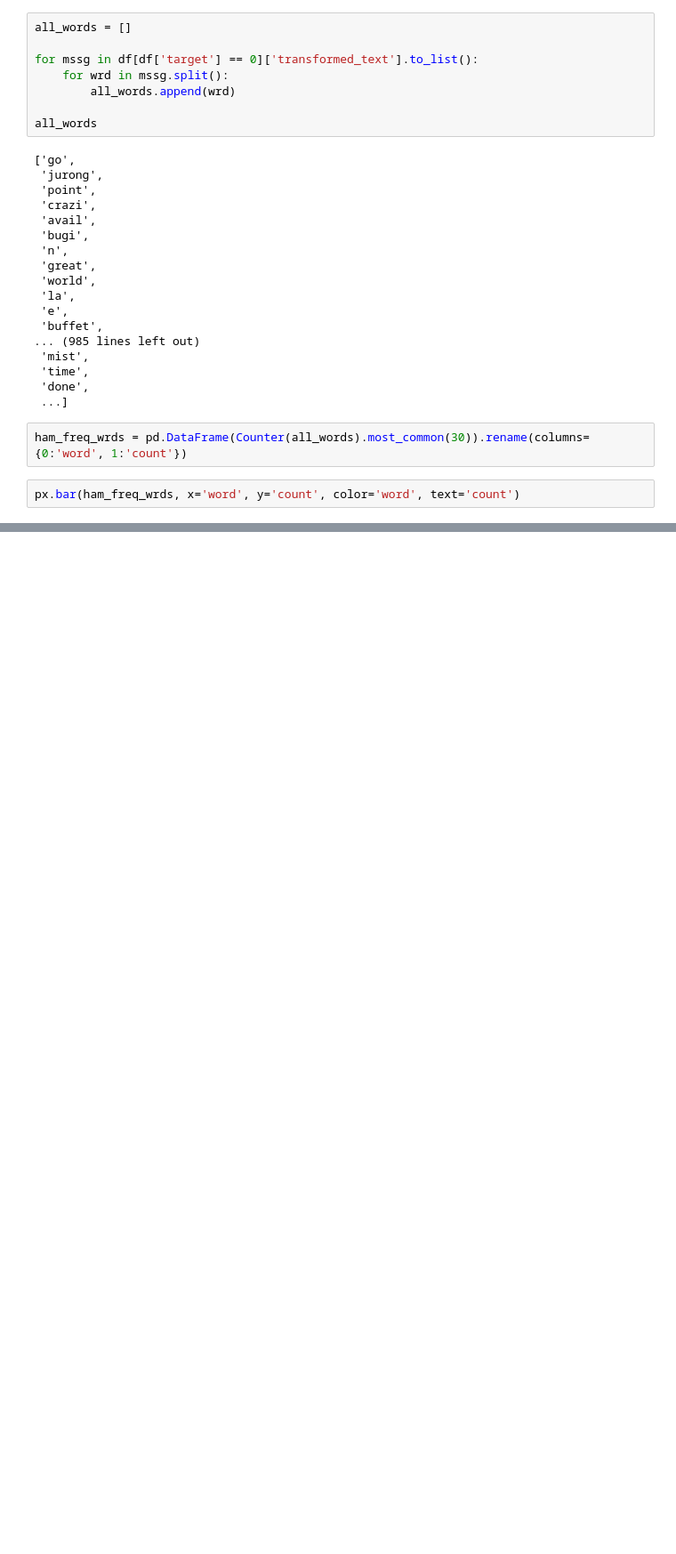
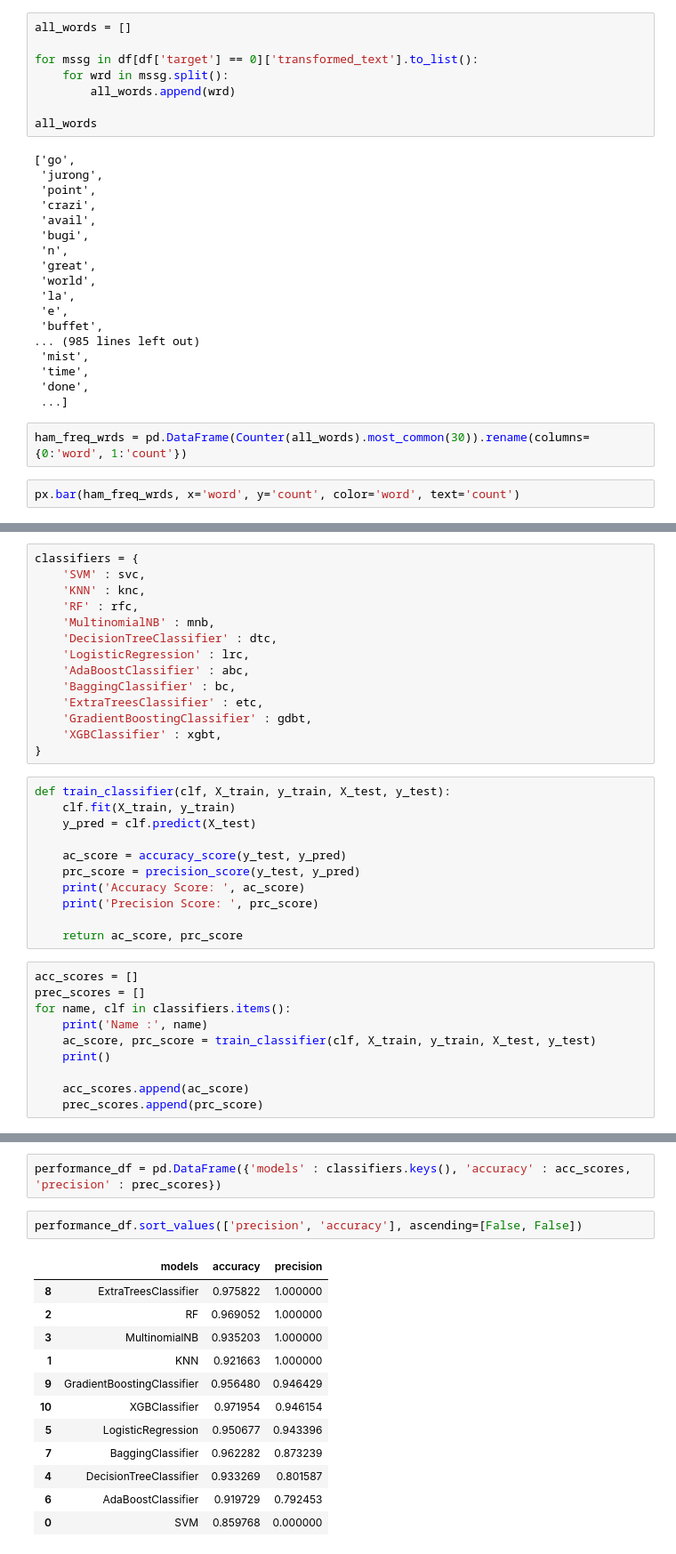
Before and after one commit to garvchawla5678/SMS-Spam-Classifier, a Jupyter notebook: sms-spam-detection.ipynb, the cells around one changed output, grey strips where cells are left out. Shown at 89% size. Saved outputs shown, nothing was run; the diff lists cells and outputs as text; blank space fills up the shorter version.

```diff
--- a/sms-spam-detection.ipynb
+++ b/sms-spam-detection.ipynb
@@ -345,0 +508,35 @@ px.bar(ham_freq_wrds, x='word', y='count', color='word', text='count')
+# %%
+classifiers = {
+    'SVM' : svc,
+    'KNN' : knc,
+    'RF' : rfc,
+    'MultinomialNB' : mnb,
+    'DecisionTreeClassifier' : dtc,
+    'LogisticRegression' : lrc,
+    'AdaBoostClassifier' : abc,
+    'BaggingClassifier' : bc,
+    'ExtraTreesClassifier' : etc,
+    'GradientBoostingClassifier' : gdbt,
+    'XGBClassifier' : xgbt,
+}
+# %%
+def train_classifier(clf, X_train, y_train, X_test, y_test):
+    clf.fit(X_train, y_train)
+    y_pred = clf.predict(X_test)
+
+    ac_score = accuracy_score(y_test, y_pred)
+    prc_score = precision_score(y_test, y_pred)
+    print('Accuracy Score: ', ac_score)
+    print('Precision Score: ', prc_score)
+
+    return ac_score, prc_score
+# %%
+acc_scores = []
+prec_scores = []
+for name, clf in classifiers.items():
+    print('Name :', name)
+    ac_score, prc_score = train_classifier(clf, X_train, y_train, X_test, y_test)
+    print()
+
+    acc_scores.append(ac_score)
+    prec_scores.append(prc_score)
@@ -345,0 +582,17 @@ px.bar(ham_freq_wrds, x='word', y='count', color='word', text='count')
+# %%
+performance_df = pd.DataFrame({'models' : classifiers.keys(), 'accuracy' : acc_scores, 'precision' : prec_scores})
+# %%
+performance_df.sort_values(['precision', 'accuracy'], ascending=[False, False])
+# %% [output]
+|  | models | accuracy | precision |
+| 8 | ExtraTreesClassifier | 0.975822 | 1.000000 |
+| 2 | RF | 0.969052 | 1.000000 |
+| 3 | MultinomialNB | 0.935203 | 1.000000 |
+| 1 | KNN | 0.921663 | 1.000000 |
+| 9 | GradientBoostingClassifier | 0.956480 | 0.946429 |
+| 10 | XGBClassifier | 0.971954 | 0.946154 |
+| 5 | LogisticRegression | 0.950677 | 0.943396 |
+| 7 | BaggingClassifier | 0.962282 | 0.873239 |
+| 4 | DecisionTreeClassifier | 0.933269 | 0.801587 |
+| 6 | AdaBoostClassifier | 0.919729 | 0.792453 |
+| 0 | SVM | 0.859768 | 0.000000 |
```
Also changed, not shown: parts of 41 cells of this notebook.
